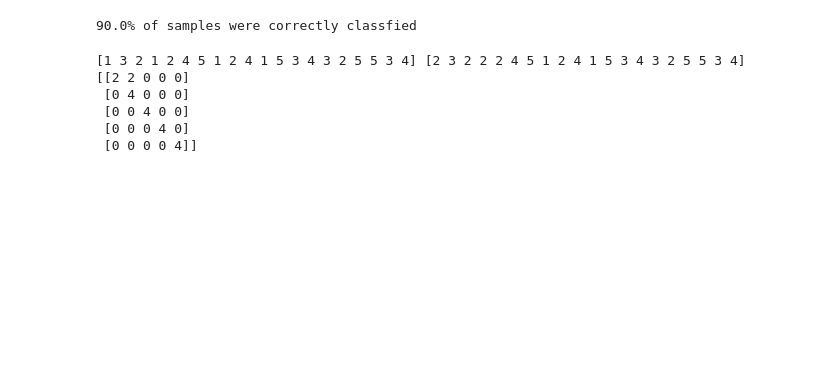
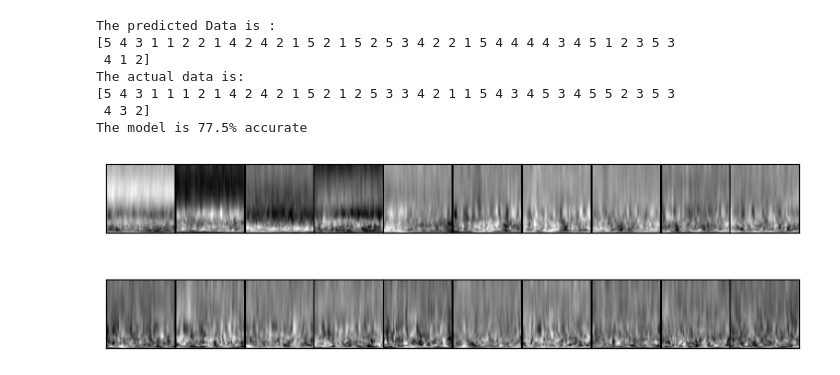
Before and after one commit to msverker/Bachelor_Thesis, a Jupyter notebook: SVM_Classifier.ipynb, the cells around one changed output. Drawn from its saved outputs; the diff is of its cells as text; code cells hidden in the pictures; blank space fills up the shorter version.

Commit message:
VGG and SVM has been trained

```diff
--- a/SVM_Classifier.ipynb
+++ b/SVM_Classifier.ipynb
@@ -63,34 +52,42 @@ for batch in dataloader:
     images, labels = batch
     images = np.asarray(images)
     labels = np.asarray(labels)
-    x_train, x_test, y_train, y_test = train_test_split(images, labels, test_size=0.2, shuffle = True, stratify=labels)
+    x_train, x_test, y_train, y_test = train_test_split(images, labels, test_size=0.4, shuffle = True, stratify=labels)
 
+    classifier = SVC(probability=True)
 
-    classifier = SVC()
+    param_grid = {'C': [0.1, 1, 10, 100], 'gamma': [0.0001, 0.001, 0.1, 1], 'kernel': ['rbf', 'poly']}
 
-    parameters = [{'gamma': [0.01, 0.001, 0.0001], 'C': [1, 5, 50, 500]}]
+    model = GridSearchCV(classifier, param_grid)
 
-    grid_search = GridSearchCV(classifier, parameters)
+    model.fit(x_train, y_train)
 
-    grid_search.fit(x_train, y_train)
+    y_pred = model.predict(x_test)
 
-    best_estimator = grid_search.best_estimator_
-
-    y_pred = best_estimator.predict(x_test)
-
-    score = accuracy_score(y_pred, y_test)
-
-    print('{}% of samples were correctly classfied'.format(str(score * 100)))
+    print("The predicted Data is :")
+    print(y_pred)
+    print("The actual data is:")
+    print(np.array(y_test))
+    print(f"The model is {accuracy_score(y_pred,y_test)*100}% accurate")
 # %% [output]
-90.0% of samples were correctly classfied
+The predicted Data is :
+[5 4 3 1 1 2 2 1 4 2 4 2 1 5 2 1 5 2 5 3 4 2 2 1 5 4 4 4 4 3 4 5 1 2 3 5 3
+ 4 1 2]
+The actual data is:
+[5 4 3 1 1 1 2 1 4 2 4 2 1 5 2 1 2 5 3 3 4 2 1 1 5 4 3 4 5 3 4 5 5 2 3 5 3
+ 4 3 2]
+The model is 77.5% accurate
-# %%
-cm = confusion_matrix(y_test, y_pred)
-print(y_test, y_pred)
-print(cm)
-# %% [output]
-[1 3 2 1 2 4 5 1 2 4 1 5 3 4 3 2 5 5 3 4] [2 3 2 2 2 4 5 1 2 4 1 5 3 4 3 2 5 5 3 4]
-[[2 2 0 0 0]
- [0 4 0 0 0]
- [0 0 4 0 0]
- [0 0 0 4 0]
- [0 0 0 0 4]]
+# %%
+from sklearn.decomposition import PCA
+
+pca = PCA(n_components=0.8)
+pca.fit(x_train)
+# print(pca.explained_variance_ratio_)
+fig, axes = plt.subplots(2,10,figsize=(9,3),
+ subplot_kw={'xticks':[], 'yticks':[]},
+ gridspec_kw=dict(hspace=0.01, wspace=0.01))
+for i, ax in enumerate(axes.flat):
+ ax.imshow(pca.components_[i].reshape(64,64),cmap='gray')
+converted_data = pca.fit_transform(x_train)
+# %% [output]
+[figure, added]
```
Also changed, not shown: parts of 3 cells of this notebook, 2 other files.
